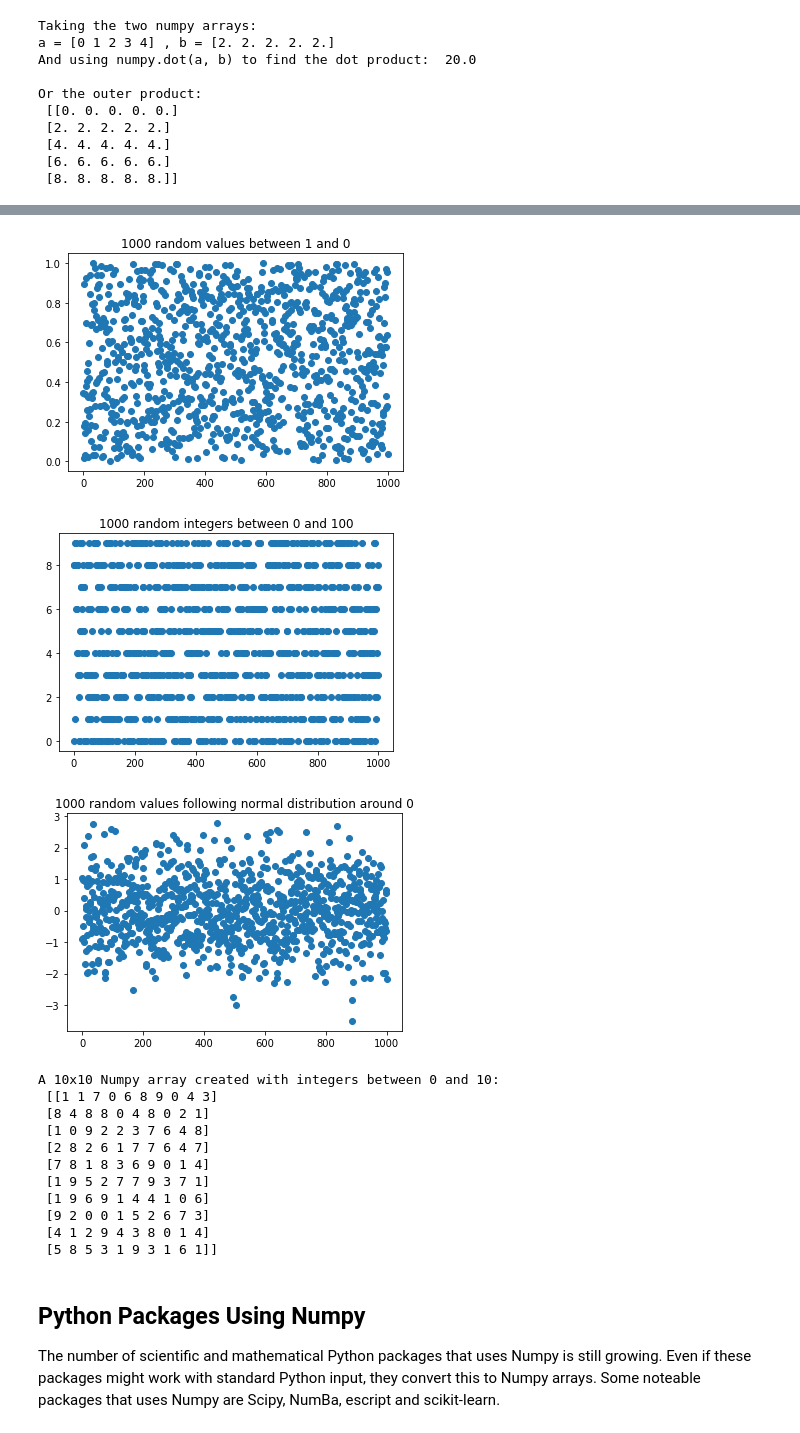
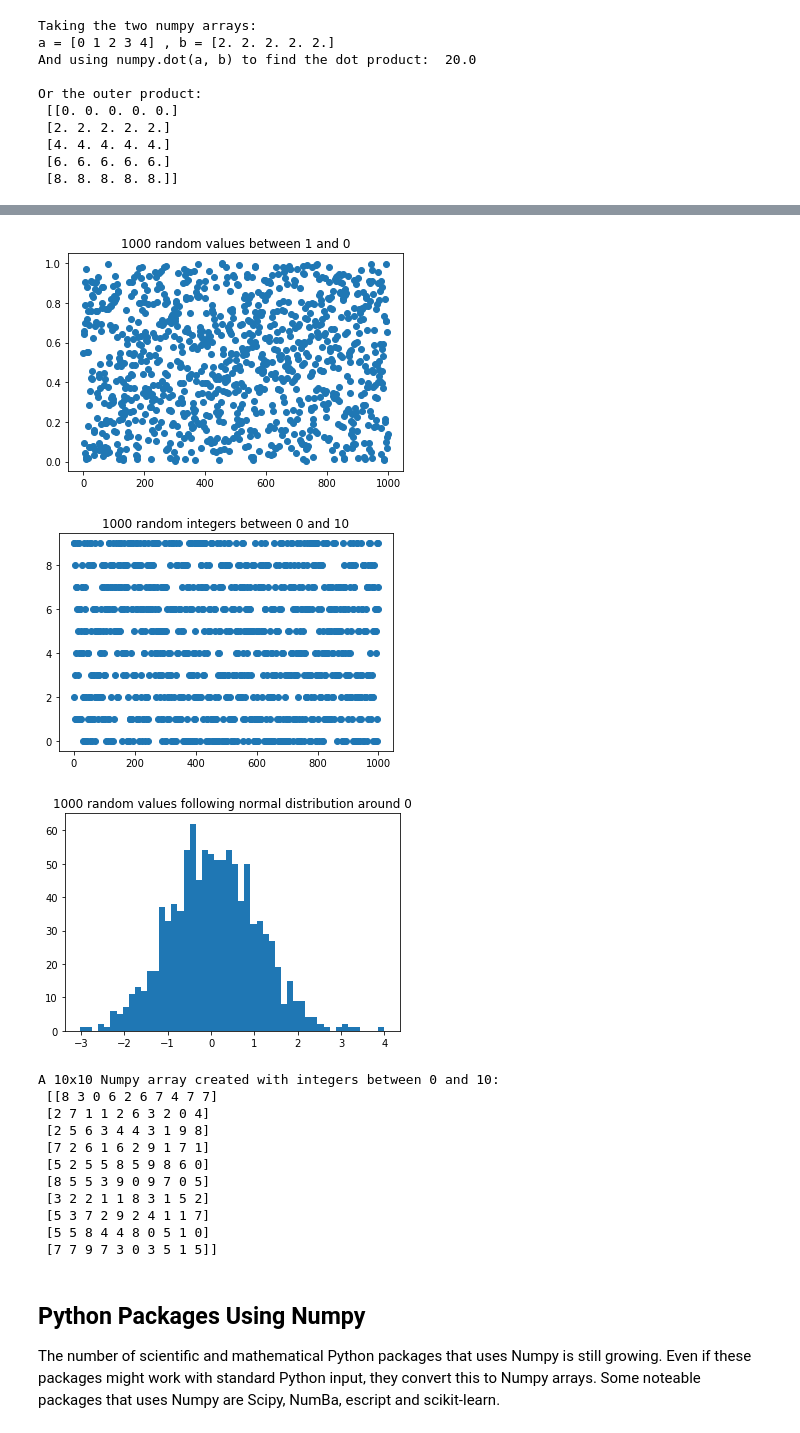
Before and after one commit to wesselrijk/Numpy-Testing, a Jupyter notebook: numpy-testing.ipynb, the cells around one changed output, grey strips where cells are left out. Cells and saved outputs as stored; diff of their text form; code cells hidden in the pictures.

```diff
--- a/numpy-testing.ipynb
+++ b/numpy-testing.ipynb
@@ -217,32 +219,32 @@ plt.show()
 # %%
 # Random number generation
 
 plt.title("1000 random values between 1 and 0")
 plt.plot(np.random.rand(1000), 'o')
 plt.show()
-plt.title("1000 random integers between 0 and 100")
+plt.title("1000 random integers between 0 and 10")
 plt.plot(np.random.randint(0,10, 1000), 'o')
 plt.show()
 plt.title("1000 random values following normal distribution around 0")
-plt.plot(np.random.randn(1000), 'o')
+plt.hist(np.random.randn(1000), bins=50)
 plt.show()
 
 print('\nA 10x10 Numpy array created with integers between 0 and 10:\n',np.random.randint(0,10,(10,10)))
 # %% [output]
-[figure, old version]
+[figure, new version]
-[figure, old version]
+[figure, new version]
-[figure, old version]
+[figure, new version]
 A 10x10 Numpy array created with integers between 0 and 10:
- [[1 1 7 0 6 8 9 0 4 3]
- [8 4 8 8 0 4 8 0 2 1]
- [1 0 9 2 2 3 7 6 4 8]
- [2 8 2 6 1 7 7 6 4 7]
- [7 8 1 8 3 6 9 0 1 4]
- [1 9 5 2 7 7 9 3 7 1]
- [1 9 6 9 1 4 4 1 0 6]
- [9 2 0 0 1 5 2 6 7 3]
- [4 1 2 9 4 3 8 0 1 4]
- [5 8 5 3 1 9 3 1 6 1]]
+ [[8 3 0 6 2 6 7 4 7 7]
+ [2 7 1 1 2 6 3 2 0 4]
+ [2 5 6 3 4 4 3 1 9 8]
+ [7 2 6 1 6 2 9 1 7 1]
+ [5 2 5 5 8 5 9 8 6 0]
+ [8 5 5 3 9 0 9 7 0 5]
+ [3 2 2 1 1 8 3 1 5 2]
+ [5 3 7 2 9 2 4 1 1 7]
+ [5 5 8 4 4 8 0 5 1 0]
+ [7 7 9 7 3 0 3 5 1 5]]
 # %% [markdown]
 ## Python Packages Using Numpy
 
```
Also changed, not shown: parts of 7 cells of this notebook.
